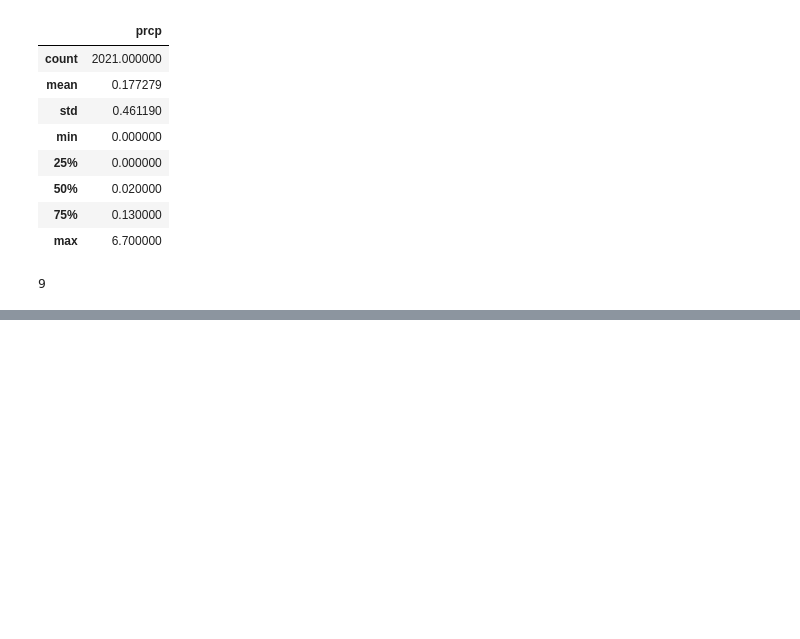
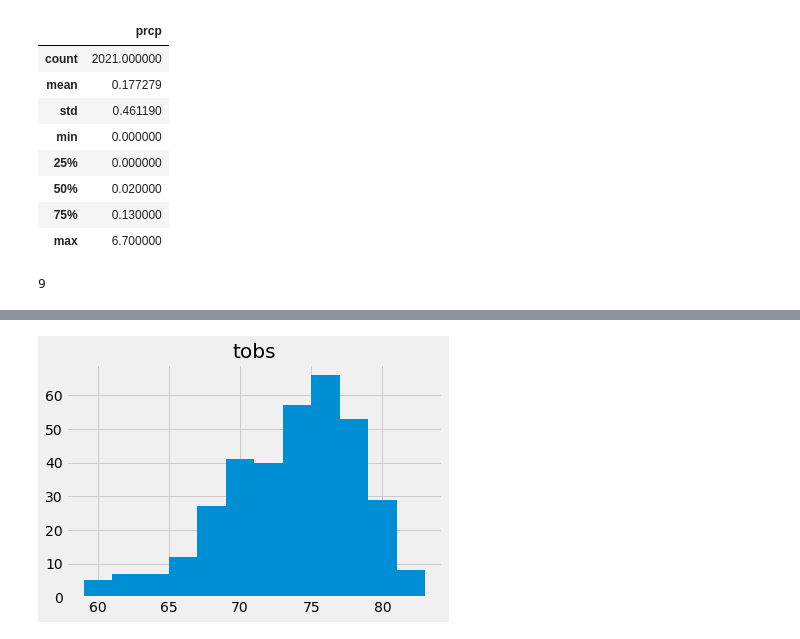
Before and after one commit to alekyaagadiraju/sqlalchemy-challenge, a Jupyter notebook: Untitled.ipynb, the cells around one changed output, grey strips where cells are left out. Drawn from its saved outputs; the diff is of its cells as text; code cells hidden in the pictures; blank space fills up the shorter version.

Commit message:
created histogram and closed session

```diff
--- a/Untitled.ipynb
+++ b/Untitled.ipynb
@@ -117,0 +142,5 @@ station_data['station'].nunique()
+# %%
+# Choose the station with the highest number of temperature observations.
+# Query the last 12 months of temperature observation data for this station and plot the results as a histogram
+temp_data = pd.read_sql("SELECT date, tobs FROM Measurement WHERE date >= '2016-08-23' AND station == 'USC00519281'", conn)
+temp_data.head()
@@ -117,0 +154,4 @@ station_data['station'].nunique()
+# %%
+hist = temp_data.hist(bins=12)
+# %% [output]
+[figure, added]
```
Also changed, not shown: parts of 5 cells of this notebook.
